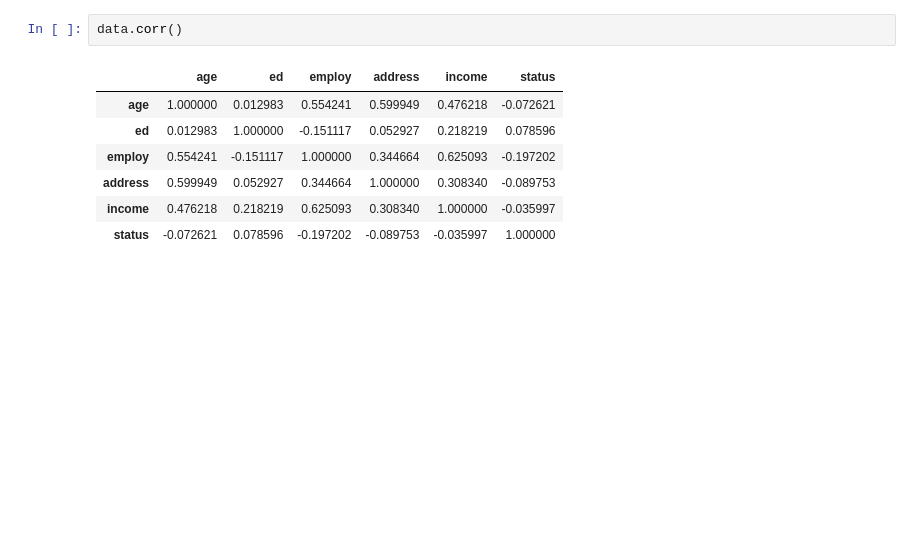
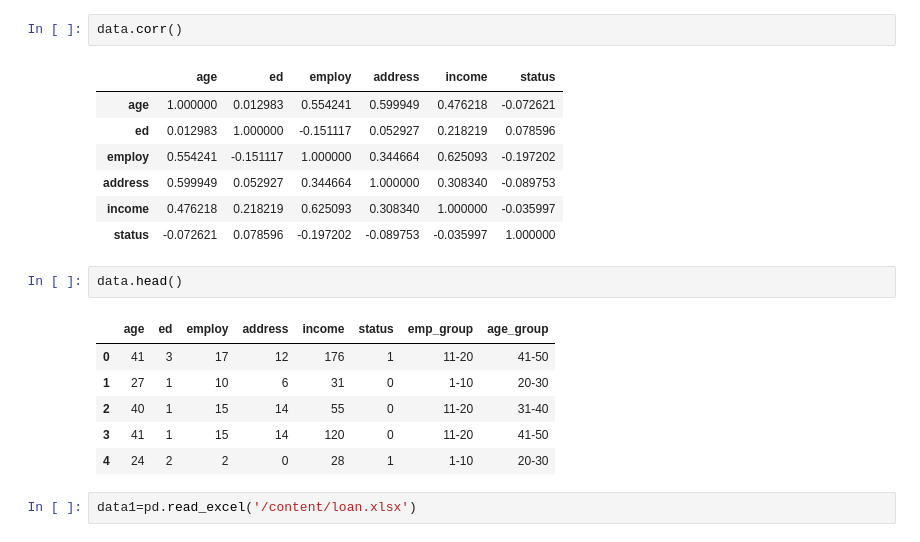
Before and after one commit to statistical-lies/Bank-Loan-Default-Prediction-using-Logistic-Regression-Model, a Jupyter notebook: bankloan.ipynb, the cells around one changed output. Drawn from its saved outputs; the diff is of its cells as text; blank space fills up the shorter version.

```diff
--- a/bankloan.ipynb
+++ b/bankloan.ipynb
@@ -294,3 +296,14 @@ data.corr()
 | address | 0.599949 | 0.052927 | 0.344664 | 1.000000 | 0.308340 | -0.089753 |
 | income | 0.476218 | 0.218219 | 0.625093 | 0.308340 | 1.000000 | -0.035997 |
 | status | -0.072621 | 0.078596 | -0.197202 | -0.089753 | -0.035997 | 1.000000 |
+# %%
+data.head()
+# %% [output]
+|  | age | ed | employ | address | income | status | emp_group | age_group |
+| 0 | 41 | 3 | 17 | 12 | 176 | 1 | 11-20 | 41-50 |
+| 1 | 27 | 1 | 10 | 6 | 31 | 0 | 1-10 | 20-30 |
+| 2 | 40 | 1 | 15 | 14 | 55 | 0 | 11-20 | 31-40 |
+| 3 | 41 | 1 | 15 | 14 | 120 | 0 | 11-20 | 41-50 |
+| 4 | 24 | 2 | 2 | 0 | 28 | 1 | 1-10 | 20-30 |
+# %%
+data1=pd.read_excel('/content/loan.xlsx')
```
Also changed, not shown: parts of 10 cells of this notebook.
